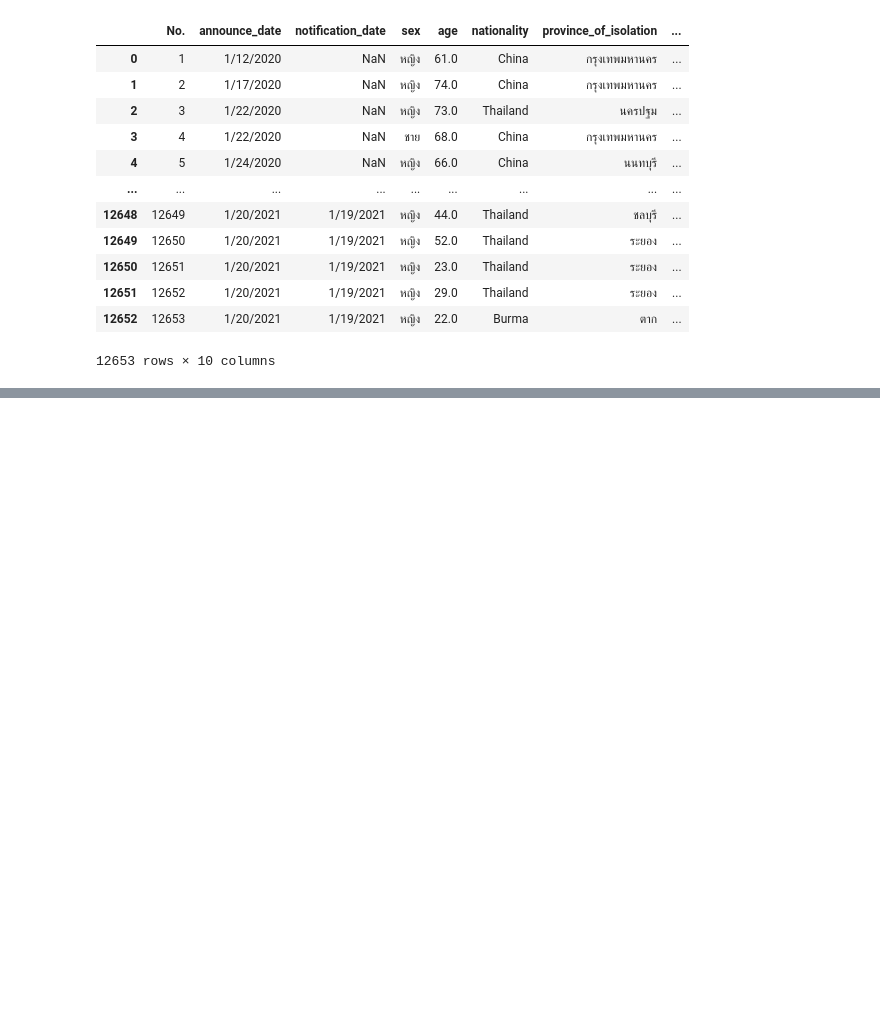
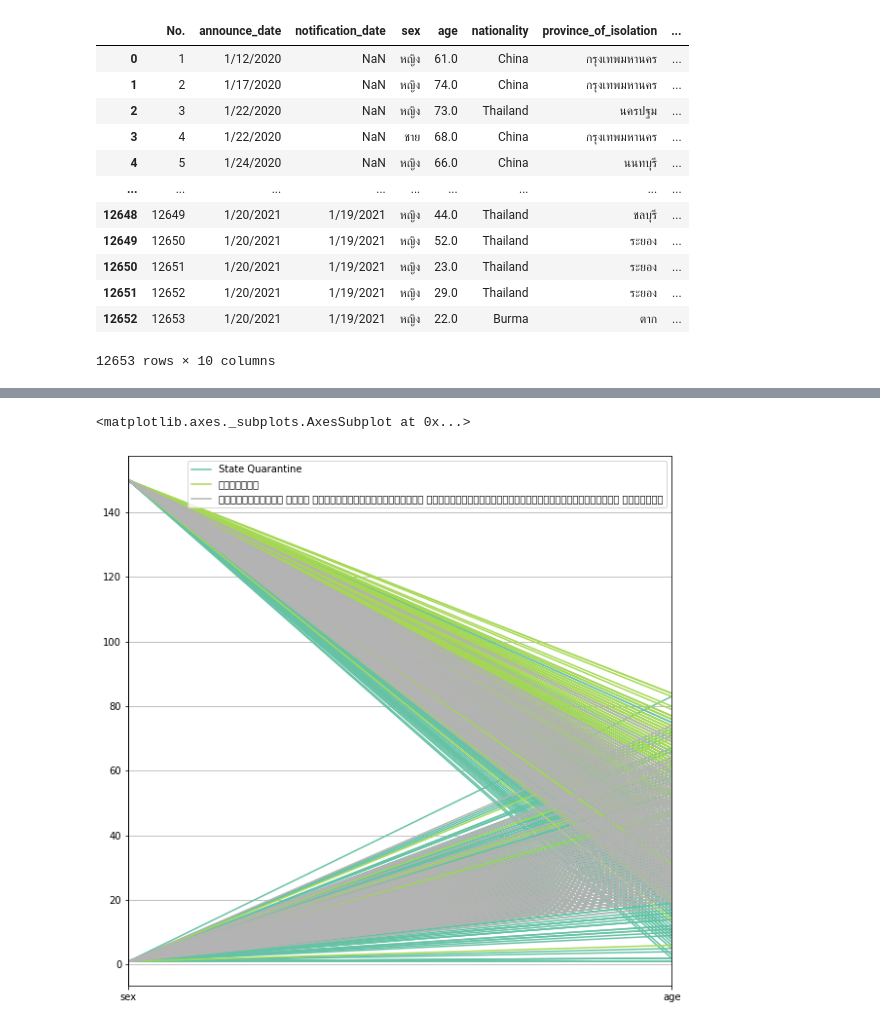
Before and after one commit to Plaifha/data_viz_2022, a Jupyter notebook: DataViz01_Table_Data.ipynb, the cells around one changed output, grey strips where cells are left out. Saved outputs shown, nothing was run; the diff lists cells and outputs as text; code cells hidden in the pictures; blank space fills up the shorter version.

```diff
--- a/DataViz01_Table_Data.ipynb
+++ b/DataViz01_Table_Data.ipynb
@@ -187,0 +416,5 @@ data1
+# %%
+pd.plotting.parallel_coordinates(data_N,'risk',colormap='Set2' )
+# %% [output]
+<matplotlib.axes._subplots.AxesSubplot at 0x...>
+[figure, added]
```
Also changed, not shown: parts of 23 cells of this notebook.
